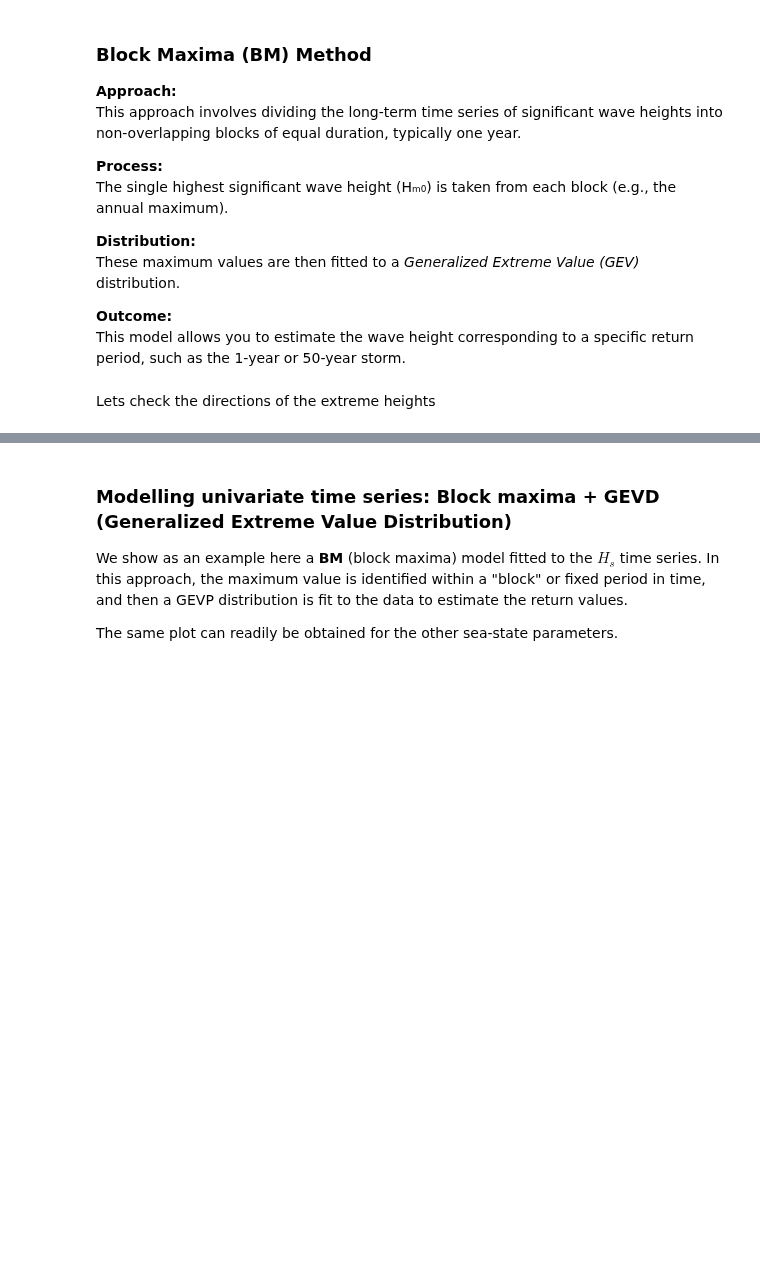
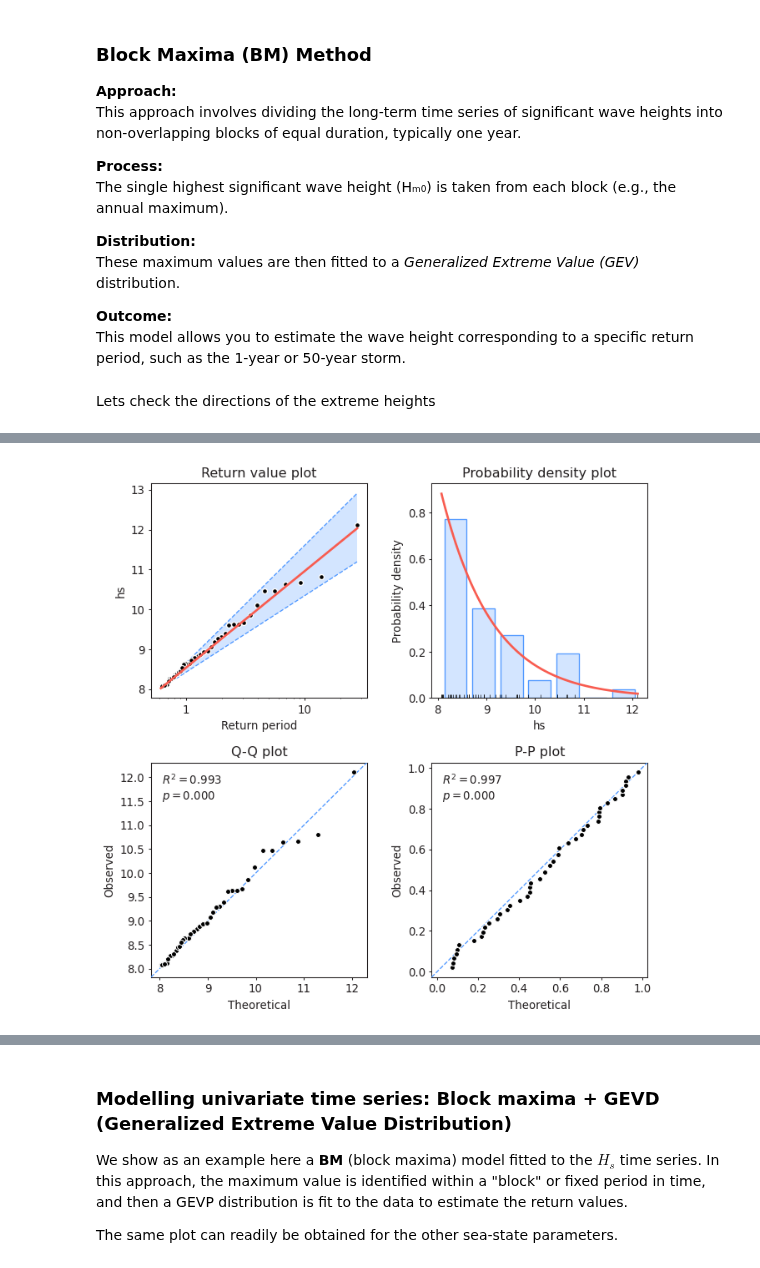
Before and after one commit to Lucaschikashy/sea-states_project_bretagne, a Jupyter notebook: index_project_EVA_1.ipynb, the cells around one changed output, grey strips where cells are left out. Drawn from its saved outputs; the diff is of its cells as text; code cells hidden in the pictures; blank space fills up the shorter version.

```diff
--- a/index_project_EVA_1.ipynb
+++ b/index_project_EVA_1.ipynb
@@ -1566,0 +1733,6 @@ plt.savefig('graphs/diagnostic_plot.png')
+# %%
+model_pot.plot_diagnostic(alpha=0.95)
+plt.savefig('graphs/diagnostic_plot_pot.png', dpi=200, bbox_inches='tight')
+plt.show()
+# %% [output]
+[figure, added]
```
Also changed, not shown: parts of 45 cells of this notebook, 21 other files.
